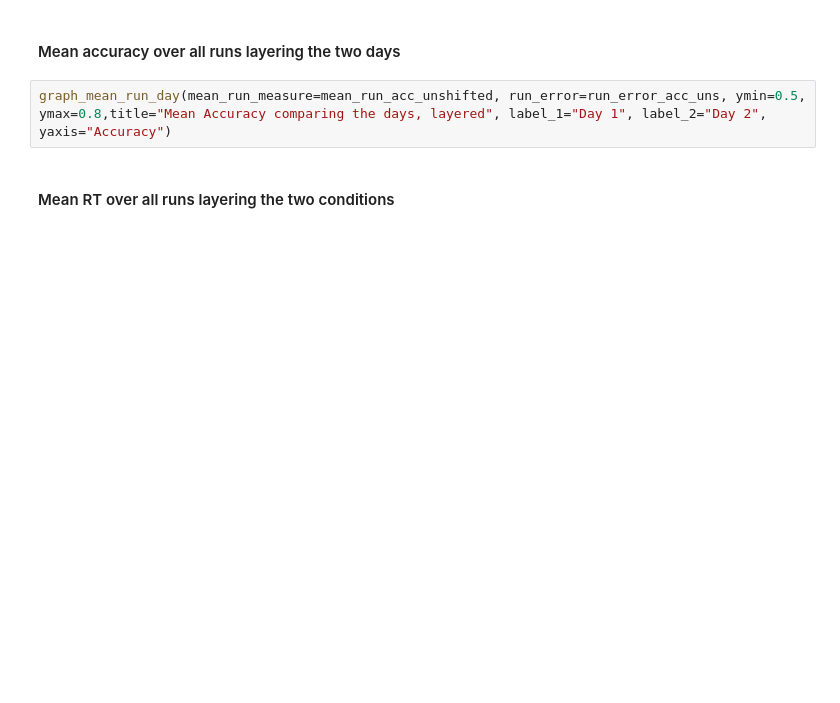
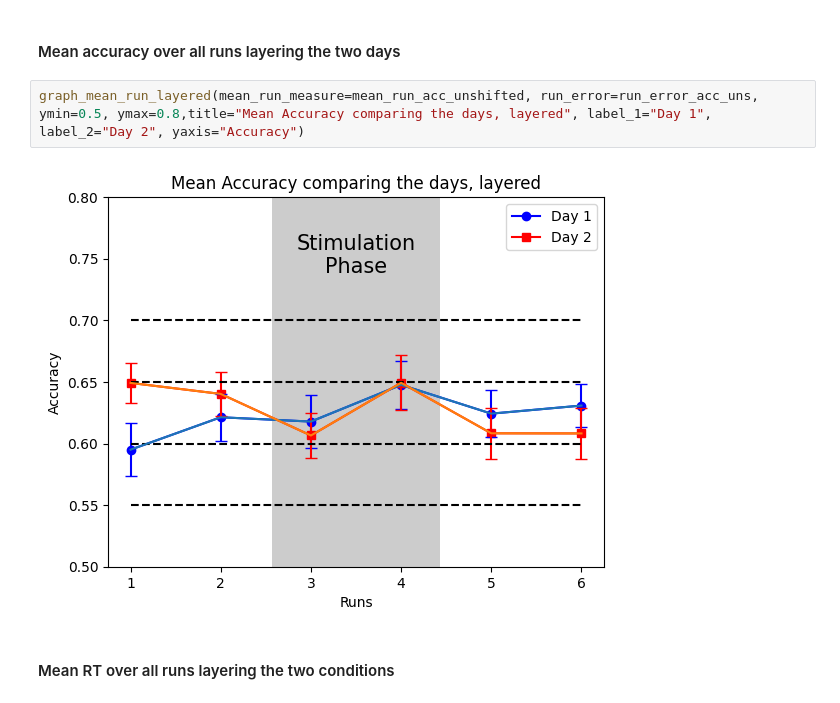
Before and after one commit to Lucakaemmer/tDCS_tACS, a Jupyter notebook: data_analysis/jp_plotting.ipynb, the cells around one changed output. Saved outputs shown, nothing was run; the diff lists cells and outputs as text; blank space fills up the shorter version.

```diff
--- a/data_analysis/jp_plotting.ipynb
+++ b/data_analysis/jp_plotting.ipynb
@@ -48,7 +60,9 @@ graph_mean_run_day(mean_run_measure=mean_run_accuracies, run_error=run_error_acc
 # %% [markdown]
 #### Mean accuracy over all runs layering the two days
 # %%
-graph_mean_run_day(mean_run_measure=mean_run_acc_unshifted, run_error=run_error_acc_uns, ymin=0.5, ymax=0.8,title="Mean Accuracy comparing the days, layered", label_1="Day 1", label_2="Day 2", yaxis="Accuracy")
+graph_mean_run_layered(mean_run_measure=mean_run_acc_unshifted, run_error=run_error_acc_uns, ymin=0.5, ymax=0.8,title="Mean Accuracy comparing the days, layered", label_1="Day 1", label_2="Day 2", yaxis="Accuracy")
+# %% [output]
+[figure, added]
 # %% [markdown]
 #### Mean RT over all runs layering the two conditions
 # %%
```
Also changed, not shown: parts of 11 cells of this notebook, 14 other files.
